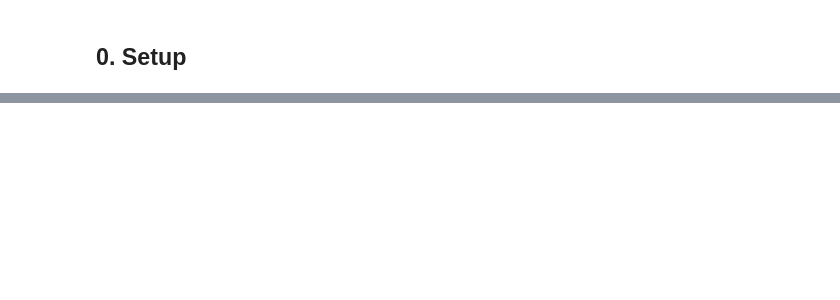
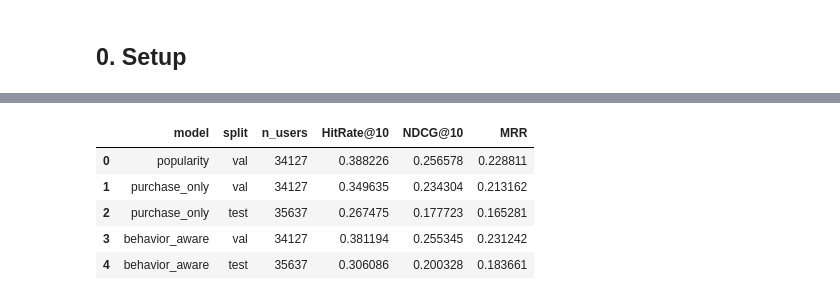
Before and after one commit to leeshirley2002/DS5500_RecSys, a Jupyter notebook: Behavior_Aware_SASRec.ipynb, the cells around one changed output, grey strips where cells are left out. Saved outputs shown, nothing was run; the diff lists cells and outputs as text; code cells hidden in the pictures; blank space fills up the shorter version.

Commit message:
[cart-aware] add cart-aware SASRec notebook

```diff
--- a/Behavior_Aware_SASRec.ipynb
+++ b/Behavior_Aware_SASRec.ipynb
@@ -933,15 +16,0 @@ TrainConfig(hidden_size=64, max_len=50, n_blocks=2, n_heads=1, dropout=0.2, batc
-# %%
-modes = ["purchase_only", "behavior_aware"] if MODE == "both" else [MODE]
-results = {}
-
-for mode in modes:
-    print(f"\n=== Training {mode} ===")
-    result = train_model(mode, payload, splits, cfg, OUTPUT_DIR / mode)
-    results[mode] = {
-        "test_metrics": result["test_metrics"],
-        "best_val": result["best_val"],
-        "best_checkpoint": result["best_checkpoint"],
-    }
-    print(f"[{mode}] final test:", format_metrics(result["test_metrics"]))
-
-results
@@ -989,5 +16,0 @@ comparison
-# %%
-summary_path = OUTPUT_DIR / "summary.json"
-with summary_path.open("w") as f:
-    json.dump(results, f, indent=2)
-print("Wrote", summary_path.resolve())
@@ -999,0 +1005,67 @@ print("Wrote", summary_path.resolve())
+# %%
+rows = []
+for mode, result in results.items():
+    for split_name in ("val", "test"):
+        m = result[f"{split_name}_metrics"]
+        rows.append(
+            {
+                "model": mode,
+                "split": split_name,
+                "n_users": m.get("n_users"),
+                "HitRate@10": m.get("HitRate@10"),
+                "NDCG@10": m.get("NDCG@10"),
+                "MRR": m.get("MRR"),
+            }
+        )
+
+comparison = pd.DataFrame(rows)
+
+pop_summary_path = ARTIFACT_DIR / "popularity_val_summary.csv"
+if pop_summary_path.exists():
+    pop = pd.read_csv(pop_summary_path)
+    pop_row = {
+        "model": "popularity",
+        "split": "val",
+        "n_users": int(pop.loc[0, "n_users"]),
+        "HitRate@10": float(pop.loc[0, "HitRate@10"]),
+        "NDCG@10": float(pop.loc[0, "NDCG@10"]),
+        "MRR": float(pop.loc[0, "MRR"]),
+    }
+    comparison = pd.concat([pd.DataFrame([pop_row]), comparison], ignore_index=True)
+
+comparison_path = OUTPUT_DIR / "comparison_with_popularity.csv"
+comparison.to_csv(comparison_path, index=False)
+
+summary_path = OUTPUT_DIR / "summary.json"
+with open(summary_path, "w", encoding="utf-8") as f:
+    json.dump(
+        {
+            "protocol": {
+                "sequences_path": str(SEQUENCES_PATH),
+                "candidates_path": str(CANDIDATES_PATH),
+                "max_seq_len": MAX_SEQ_LEN,
+                "n_eval_negatives": N_EVAL_NEGATIVES,
+                "eval_k": EVAL_K,
+                "val_cutoff": str(VAL_CUTOFF),
+                "test_cutoff": str(TEST_CUTOFF),
+                "n_items": n_items,
+                "seed": SEED,
+            },
+            "results": {
+                mode: {
+                    "val": result["val_metrics"],
+                    "test": result["test_metrics"],
+                    "best_checkpoint": result["best_checkpoint"],
+                }
+                for mode, result in results.items()
+            },
+        },
+        f,
+        indent=2,
+        default=float,
+    )
+
+print("Wrote", comparison_path)
+print("Wrote", summary_path)
+comparison
+# %% [output]
@@ -999,0 +1074,6 @@ print("Wrote", summary_path.resolve())
+|  | model | split | n_users | HitRate@10 | NDCG@10 | MRR |
+| 0 | popularity | val | 34127 | 0.388226 | 0.256578 | 0.228811 |
+| 1 | purchase_only | val | 34127 | 0.349635 | 0.234304 | 0.213162 |
+| 2 | purchase_only | test | 35637 | 0.267475 | 0.177723 | 0.165281 |
+| 3 | behavior_aware | val | 34127 | 0.381194 | 0.255345 | 0.231242 |
+| 4 | behavior_aware | test | 35637 | 0.306086 | 0.200328 | 0.183661 |
```
Also changed, not shown: parts of 36 cells of this notebook.
